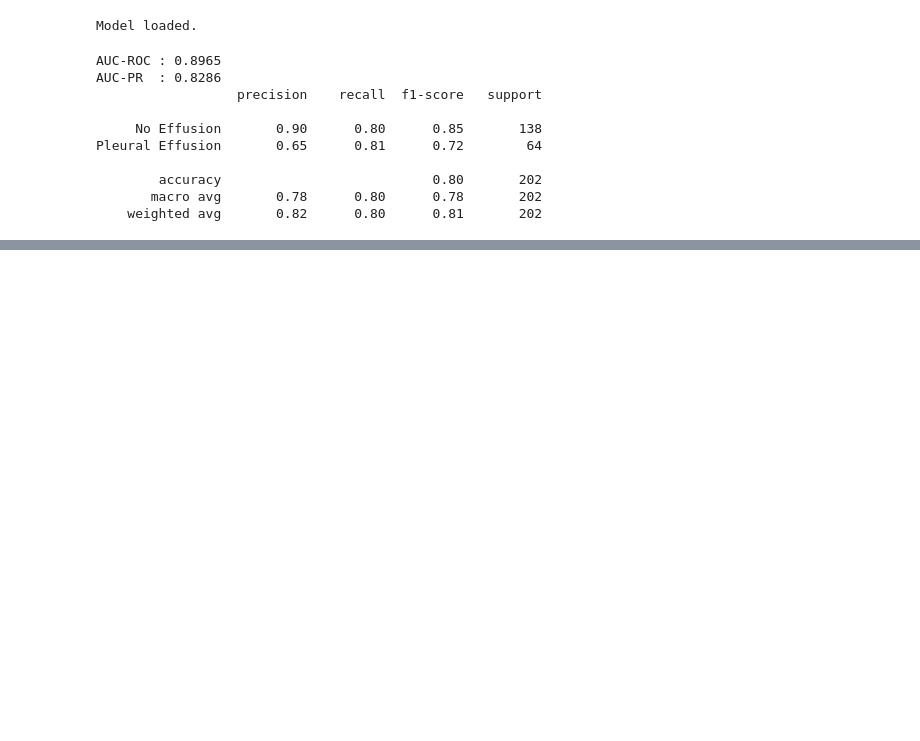
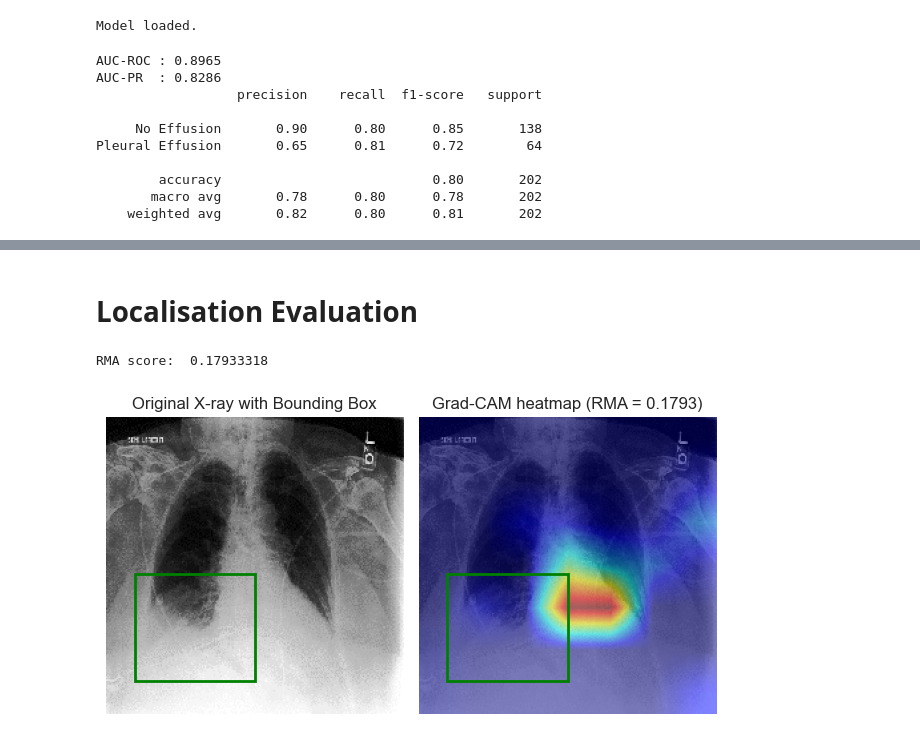
Before and after one commit to Liuian/UU_Explainable_AI_Group_Project, a Jupyter notebook: project2/main.ipynb, the cells around one changed output, grey strips where cells are left out. Saved outputs shown, nothing was run; the diff lists cells and outputs as text; code cells hidden in the pictures; blank space fills up the shorter version.

Commit message:
quantus localisation finished

```diff
--- a/project2/main.ipynb
+++ b/project2/main.ipynb
@@ -1110,0 +1070,60 @@ The RMA Score is: 0.4247
+# %% [markdown]
+# Localisation Evaluation
+# %%
+import quantus
+import matplotlib.pyplot as plt
+import matplotlib.patches as patches
+
+SCALE = 224 / 320
+SIZE = 224
+
+mask = np.zeros((SIZE,SIZE), dtype=np.int8)
+for box in raw_boxes:
+    x_min, y_min, x_max, y_max = [int(v * SCALE) for v in box]
+    mask[y_min:y_max, x_min:x_max] = 1
+
+x_batch = input_tensor.cpu().numpy() # [1,1,224,224]
+a_batch = grayscale_cam[np.newaxis, ...]# [1,224,224]
+s_batch = mask[np.newaxis, np.newaxis, ...]# [1,1,224,224]
+
+rma_metric = quantus.RelevanceMassAccuracy(abs=True, normalise=True)
+rma_scores = rma_metric(
+    model=model,
+    x_batch=x_batch,
+    a_batch=a_batch,
+    s_batch=s_batch,
+    y_batch=np.array([1]),
+    device=device,
+)
+print("RMA score: ",rma_scores[0])
+
+
+fig, axes = plt.subplots(1, 2)
+# print left img
+axes[0].imshow(img_np, cmap='gray')
+for box in raw_boxes:
+    x_min, y_min, x_max, y_max = [int(v * SCALE) for v in box]
+    rect = patches.Rectangle(
+        (x_min, y_min), x_max - x_min, y_max - y_min, linewidth=2,edgecolor='green',facecolor='none'
+    )
+    axes[0].add_patch(rect)
+axes[0].set_title("Original X-ray with Bounding Box")
+axes[0].axis('off')
+
+# print right img
+axes[1].imshow(visualization)
+for box in raw_boxes:
+    x_min, y_min, x_max, y_max = [int(v*SCALE) for v in box]
+    rect = patches.Rectangle(
+        (x_min, y_min),x_max - x_min, y_max - y_min, linewidth=2,edgecolor='green',facecolor='none'
+    )
+    axes[1].add_patch(rect)
+axes[1].set_title(f"Grad-CAM heatmap (RMA = {rma_scores[0]:.4f})")
+axes[1].axis('off')
+
+plt.tight_layout()
+plt.savefig(f"{OUTPUT_DIR}/localisation_rad5.png", dpi=300)
+plt.show()
+# %% [output]
+RMA score:  0.17933318
+[figure, added]
```
Also changed, not shown: parts of 12 cells of this notebook, 11 other files.
